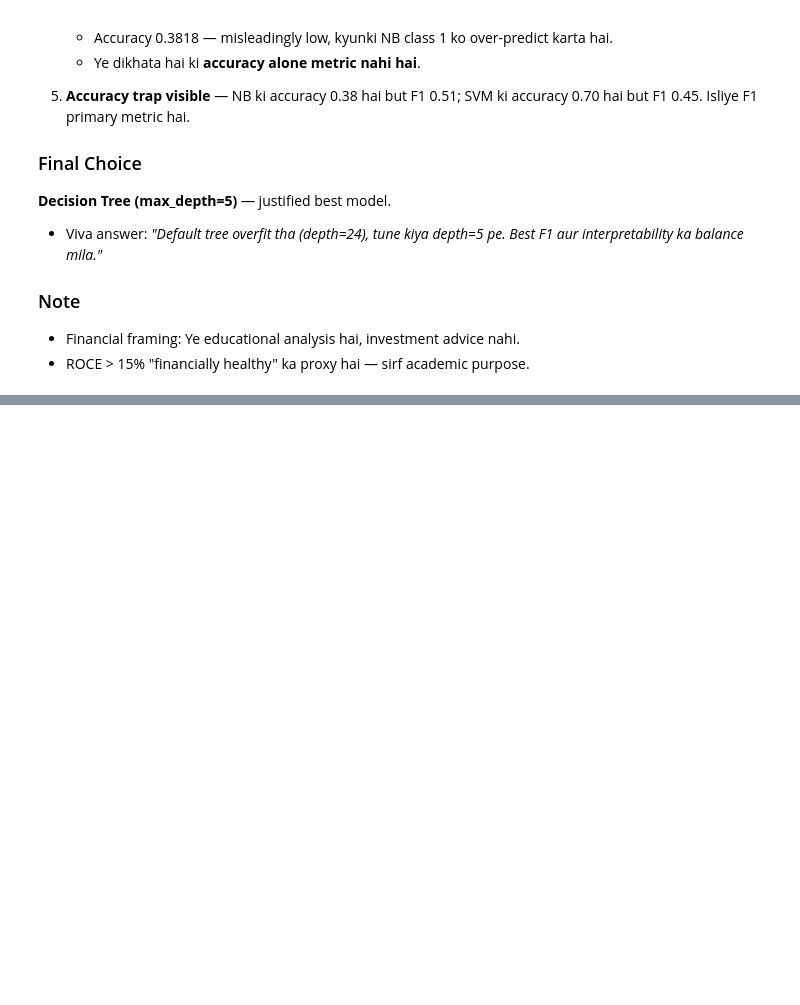
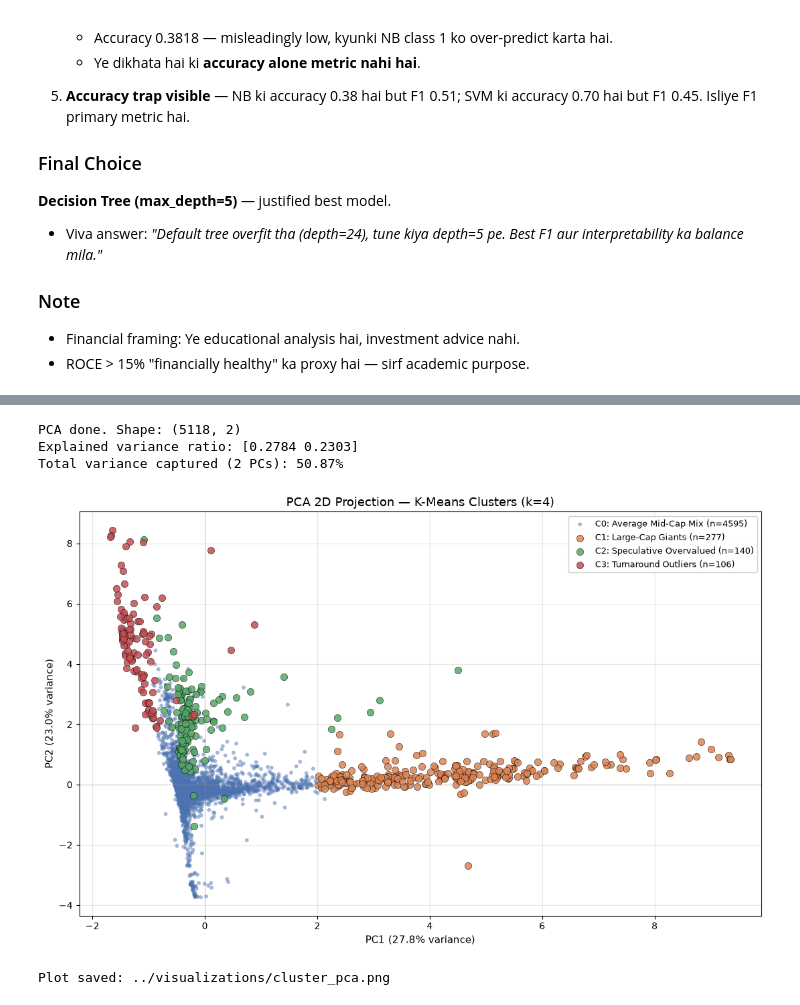
Before and after one commit to yogeshkaswan377-dev/Indian-Stock-Market-Analysis, a Jupyter notebook: notebooks/main_notebook.ipynb, the cells around one changed output, grey strips where cells are left out. Drawn from its saved outputs; the diff is of its cells as text; code cells hidden in the pictures; blank space fills up the shorter version.

```diff
--- a/notebooks/main_notebook.ipynb
+++ b/notebooks/main_notebook.ipynb
@@ -1150,0 +1395,56 @@ Chart saved → ../visualizations/model_comparison.png
+# %%
+# Cell 29 — Phase 4 (Bonus): PCA 2D Visualization of Clusters
+
+from sklearn.decomposition import PCA
+
+# ---------- Step 1: PCA on scaled data (5D → 2D) ----------
+pca = PCA(n_components=2, random_state=42)
+X_pca = pca.fit_transform(X_scaled_full)
+
+print(f"PCA done. Shape: {X_pca.shape}")
+print(f"Explained variance ratio: {pca.explained_variance_ratio_.round(4)}")
+print(f"Total variance captured (2 PCs): {pca.explained_variance_ratio_.sum()*100:.2f}%")
+
+# ---------- Step 2: Plot PCA scatter colored by cluster ----------
+fig, ax = plt.subplots(figsize=(11, 7))
+
+colors = ['#4C72B0', '#DD8452', '#55A868', '#C44E52']
+cluster_names = [
+    'C0: Average Mid-Cap Mix',
+    'C1: Large-Cap Giants',
+    'C2: Speculative Overvalued',
+    'C3: Turnaround Outliers'
+]
+
+for c in range(4):
+    mask = df['Cluster'] == c
+    ax.scatter(
+        X_pca[mask, 0],
+        X_pca[mask, 1],
+        s=18 if c == 0 else 55,
+        c=colors[c],
+        alpha=0.5 if c == 0 else 0.85,
+        label=f"{cluster_names[c]} (n={mask.sum()})",
+        edgecolors='black' if c != 0 else 'none',
+        linewidths=0.4
+    )
+
+ax.set_xlabel(f'PC1 ({pca.explained_variance_ratio_[0]*100:.1f}% variance)', fontsize=11)
+ax.set_ylabel(f'PC2 ({pca.explained_variance_ratio_[1]*100:.1f}% variance)', fontsize=11)
+ax.set_title('PCA 2D Projection — K-Means Clusters (k=4)', fontsize=13)
+ax.legend(loc='best', fontsize=9, framealpha=0.95)
+ax.grid(True, alpha=0.3)
+ax.axhline(0, color='gray', lw=0.5, alpha=0.5)
+ax.axvline(0, color='gray', lw=0.5, alpha=0.5)
+
+plt.tight_layout()
+plt.savefig('../visualizations/cluster_pca.png', dpi=120, bbox_inches='tight')
+plt.show()
+
+print("Plot saved: ../visualizations/cluster_pca.png")
+# %% [output]
+PCA done. Shape: (5118, 2)
+Explained variance ratio: [0.2784 0.2303]
+Total variance captured (2 PCs): 50.87%
+[figure, added]
+Plot saved: ../visualizations/cluster_pca.png
```
Also changed, not shown: parts of 6 cells of this notebook, 6 other files.
